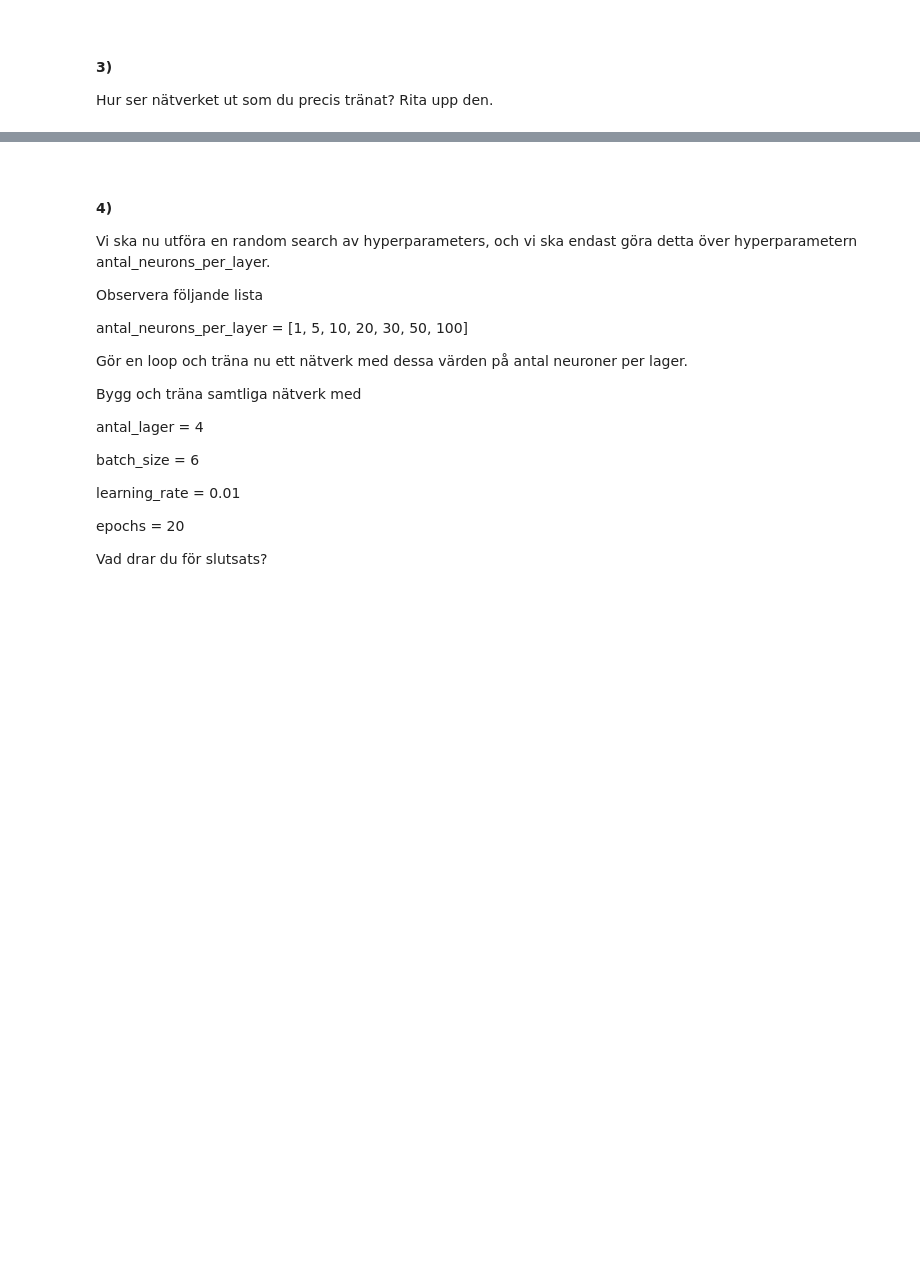
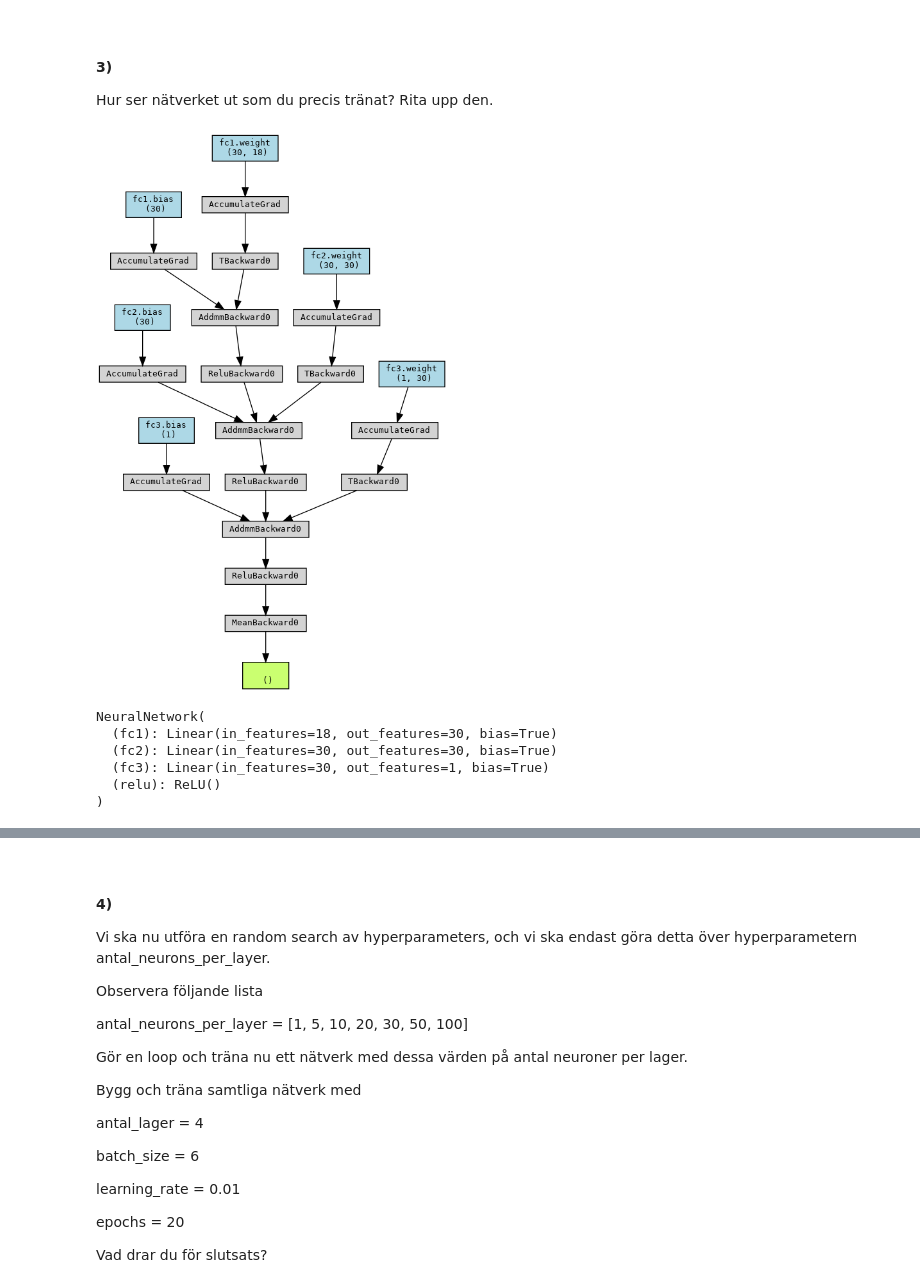
Before and after one commit to FutureGoose/OctaCycleCNN, a Jupyter notebook: exercises/w2/Neural Networks.ipynb, the cells around one changed output, grey strips where cells are left out. Saved outputs shown, nothing was run; the diff lists cells and outputs as text; code cells hidden in the pictures; blank space fills up the shorter version.

```diff
--- a/exercises/w2/Neural Networks.ipynb
+++ b/exercises/w2/Neural Networks.ipynb
@@ -497,7 +501,7 @@ Vår models predict                : 0.031459514051675797
 input_size = 18                    # vad ska input_size vara?
 batch_size = 16
 
-epochs = 20                      # default = 20
+epochs = 10                     # default = 20
 learning_rate = 0.001             # default = 0.01
 # %%
 # ----------------------------------------------------------------------------------------------------------------
@@ -601,3 +614,30 @@ Hur tolkar du resultatet? Vad bör man göra i ett sånt här scenario?
 **3)**
 
 Hur ser nätverket ut som du precis tränat? Rita upp den.
+# %%
+from torchviz import make_dot
+from IPython.display import Image
+
+# get one batch of data from the train_dataloader
+for batch in train_dataloader:
+    input_features = batch[0].to(device)  # extract input data (e.g., images, features)
+    break  # we only need one batch for visualization
+
+# forward pass through the model
+y = model(input_features)
+
+# create the computation graph for the output (mean of y for simplicity)
+make_dot(y.mean(), params=dict(model.named_parameters())).render("model_graph", format="png")
+
+Image(filename='model_graph.png')
+# %% [output]
+[figure, added]
+# %%
+model
+# %% [output]
+NeuralNetwork(
+  (fc1): Linear(in_features=18, out_features=30, bias=True)
+  (fc2): Linear(in_features=30, out_features=30, bias=True)
+  (fc3): Linear(in_features=30, out_features=1, bias=True)
+  (relu): ReLU()
+)
```
Also changed, not shown: parts of 7 cells of this notebook, 2 other files.
